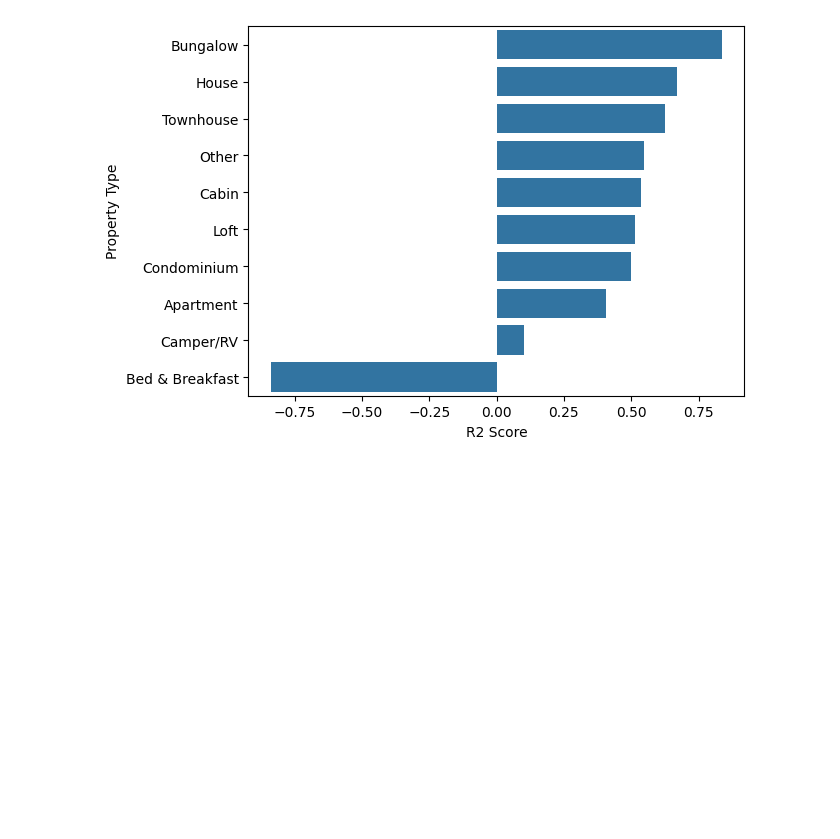
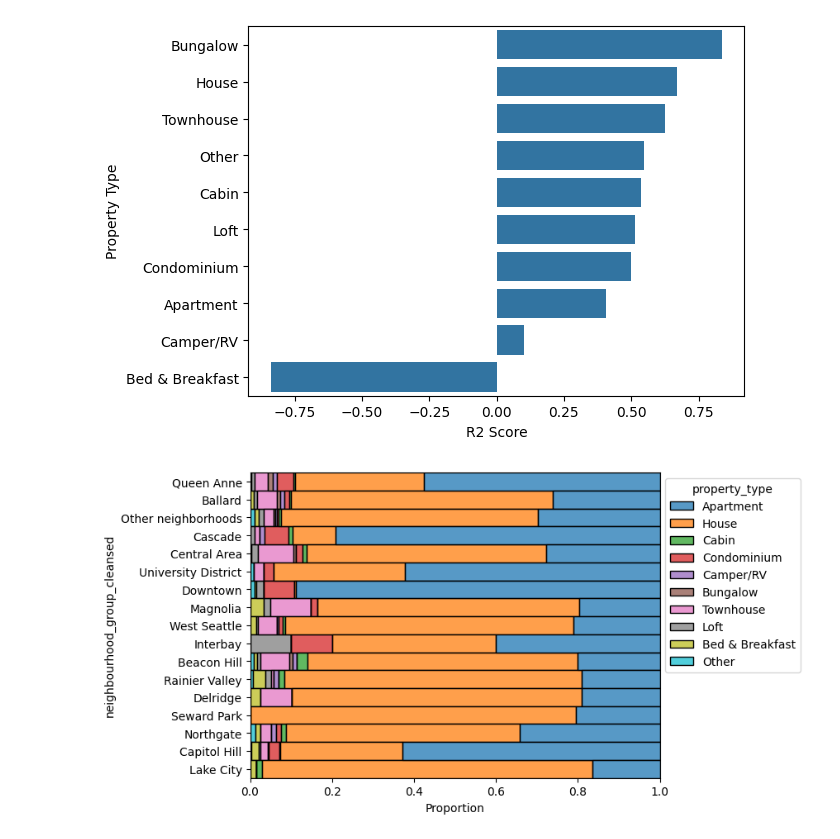
Before and after one commit to AayushSo/AirBnB-prelim-analysis, a Jupyter notebook: medium_airbnb.ipynb, the cells around one changed output. Drawn from its saved outputs; the diff is of its cells as text; code cells hidden in the pictures; blank space fills up the shorter version.

```diff
--- a/medium_airbnb.ipynb
+++ b/medium_airbnb.ipynb
@@ -403,3 +403,16 @@ sns.barplot(data=df_pred,y='Property Type',x='R2 Score')
 # %% [output]
 <Axes: xlabel='R2 Score', ylabel='Property Type'>
 [figure]
+# %%
+#df_listings.groupby(['zipcode','property_type']).id.count()
+#sns.countplot(data=df_listings,x='zipcode',stat='percent')
+#df_listings.plot.bar()
+ax = sns.histplot(
+    data=df_listings.loc[df_listings.property_type.isin(prop_type_order)],
+    y='neighbourhood_group_cleansed',
+    hue='property_type',
+    multiple='fill',
+    stat='proportion')
+sns.move_legend(ax, "upper left", bbox_to_anchor=(1, 1))
+# %% [output]
+[figure, added]
```
Also changed, not shown: parts of 4 cells of this notebook.
